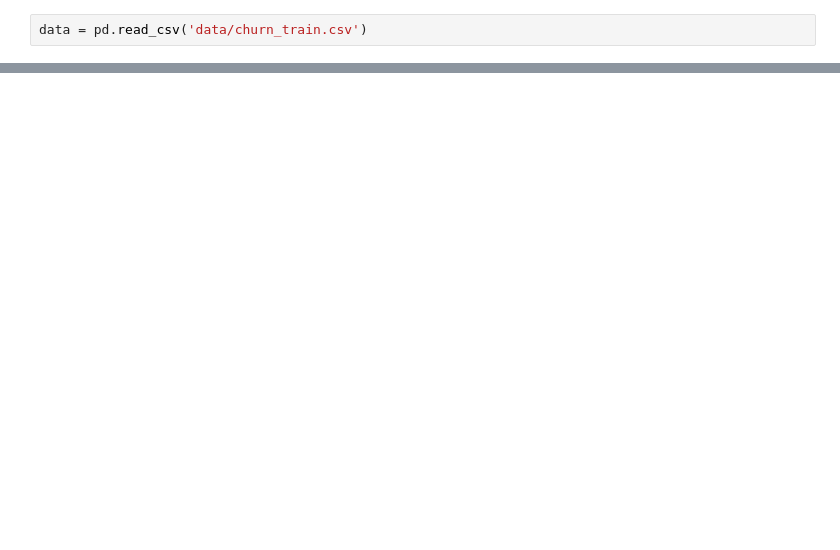
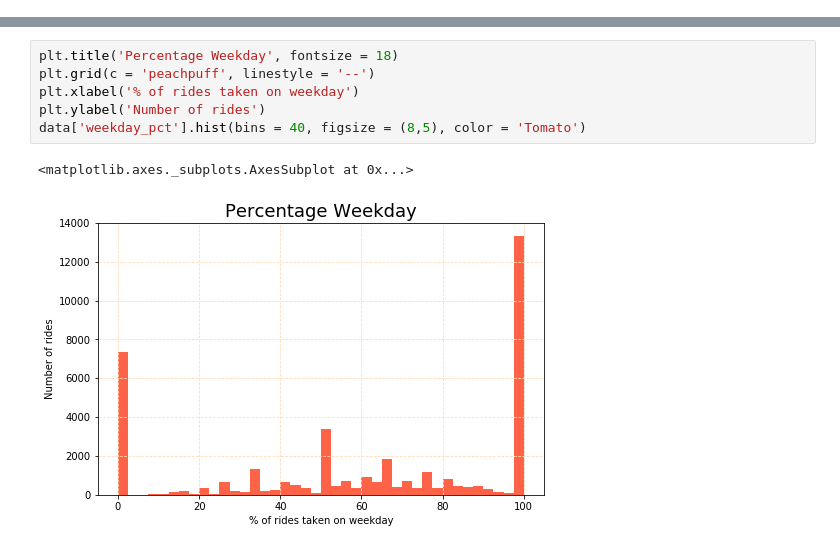
Before and after one commit to nastyasimpson/churn_prediction, a Jupyter notebook: workbook.ipynb, the cells around one changed output, grey strips where cells are left out. Cells and saved outputs as stored; diff of their text form; blank space fills up the shorter version.

Commit message:
more eda, data cleaning and handling

```diff
--- a/workbook.ipynb
+++ b/workbook.ipynb
@@ -6,2 +0,0 @@ import matplotlib.pyplot as plt
-# %%
-data = pd.read_csv('data/churn_train.csv')
@@ -80,0 +120,9 @@ behavior, convert the 'datetime.date' to a datetime with
+# %%
+plt.title('Percentage Weekday', fontsize = 18)
+plt.grid(c = 'peachpuff', linestyle = '--')
+plt.xlabel('% of rides taken on weekday')
+plt.ylabel('Number of rides')
+data['weekday_pct'].hist(bins = 40, figsize = (8,5), color = 'Tomato')
+# %% [output]
+<matplotlib.axes._subplots.AxesSubplot at 0x...>
+[figure, added]
```
Also changed, not shown: parts of 46 cells of this notebook.
